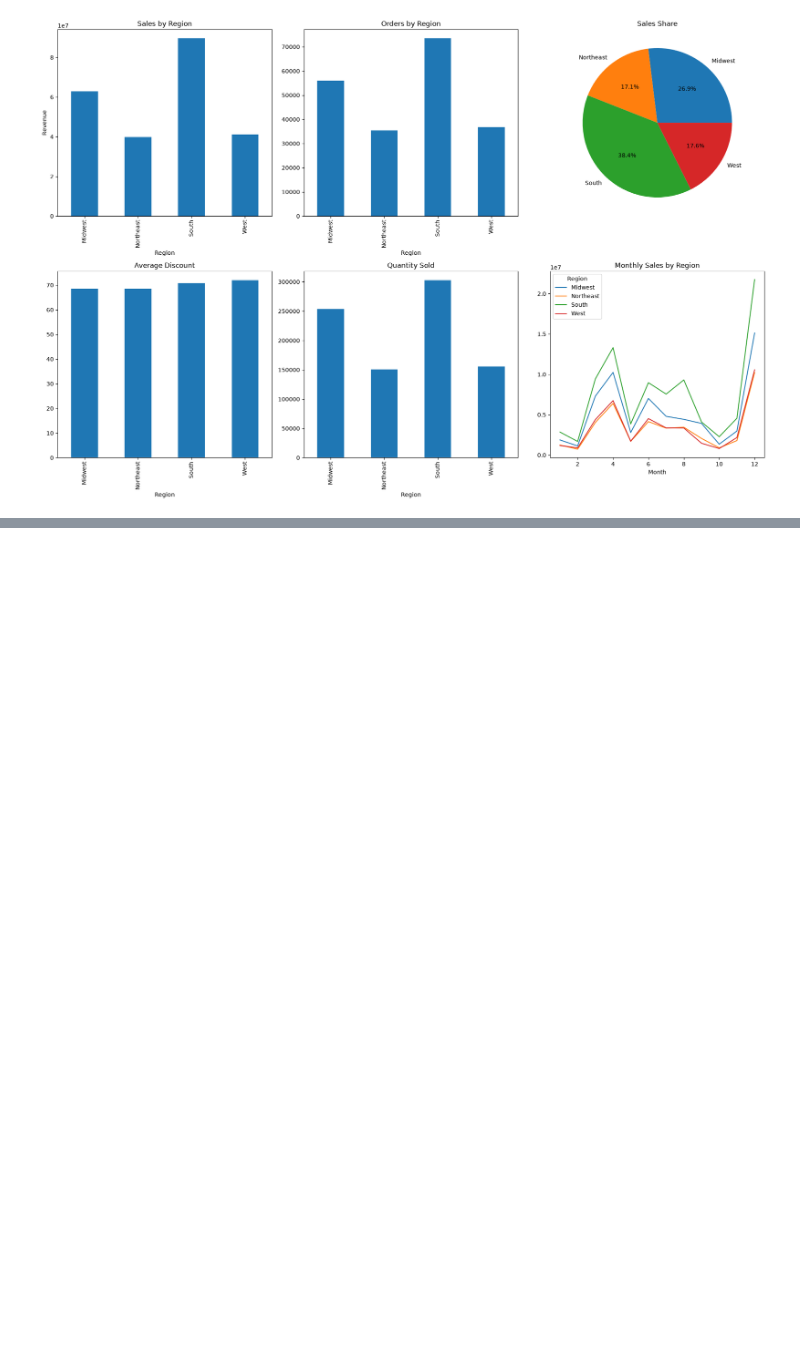
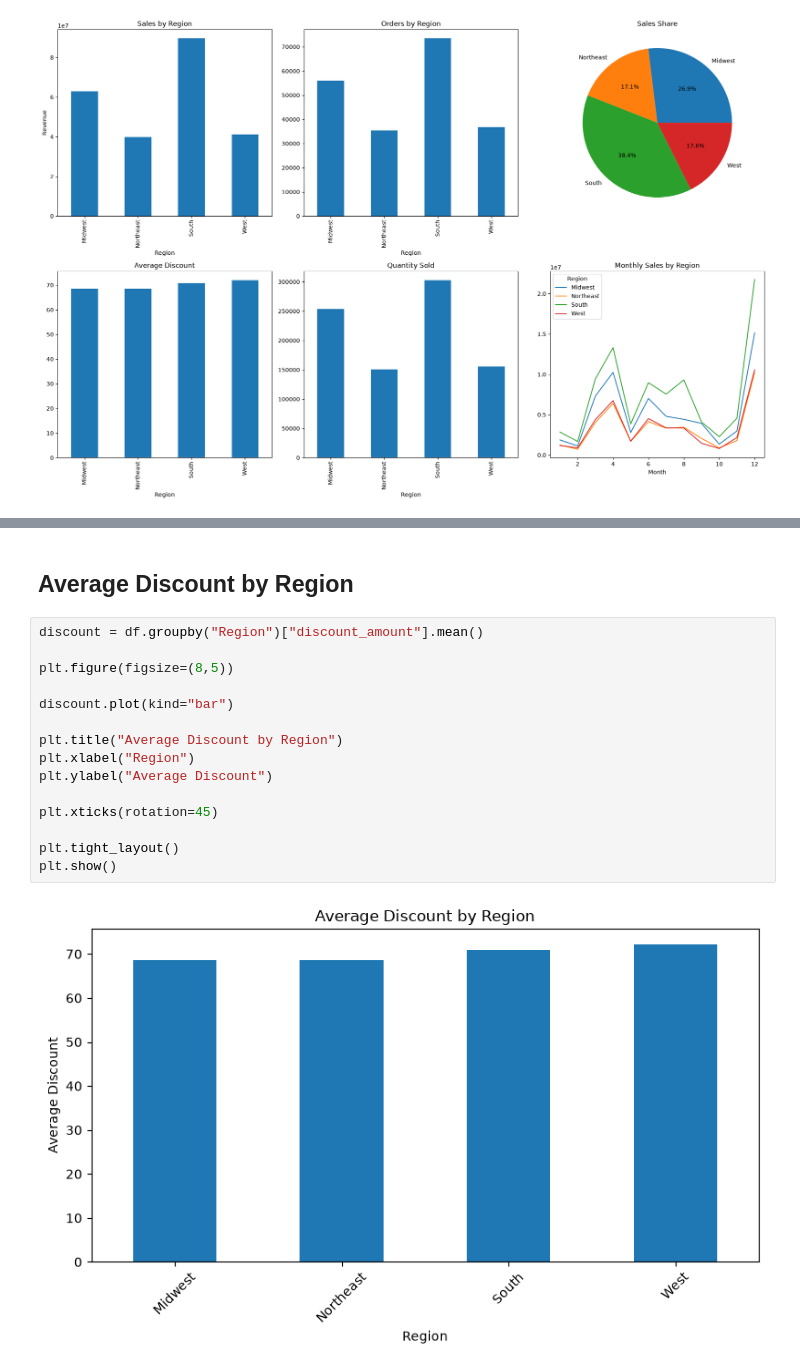
Before and after one commit to fanta2k5/PRO2291_duantotnghiep1, a Jupyter notebook: notebooks/Visualization/region_dashboard.ipynb, the cells around one changed output, grey strips where cells are left out. Cells and saved outputs as stored; diff of their text form; blank space fills up the shorter version.

```diff
--- a/notebooks/Visualization/region_dashboard.ipynb
+++ b/notebooks/Visualization/region_dashboard.ipynb
@@ -149,0 +232,19 @@ Average Order    : 1,158.31
+# %% [markdown]
+## Average Discount by Region
+# %%
+discount = df.groupby("Region")["discount_amount"].mean()
+
+plt.figure(figsize=(8,5))
+
+discount.plot(kind="bar")
+
+plt.title("Average Discount by Region")
+plt.xlabel("Region")
+plt.ylabel("Average Discount")
+
+plt.xticks(rotation=45)
+
+plt.tight_layout()
+plt.show()
+# %% [output]
+[figure, added]
```
Also changed, not shown: parts of 11 cells of this notebook.
